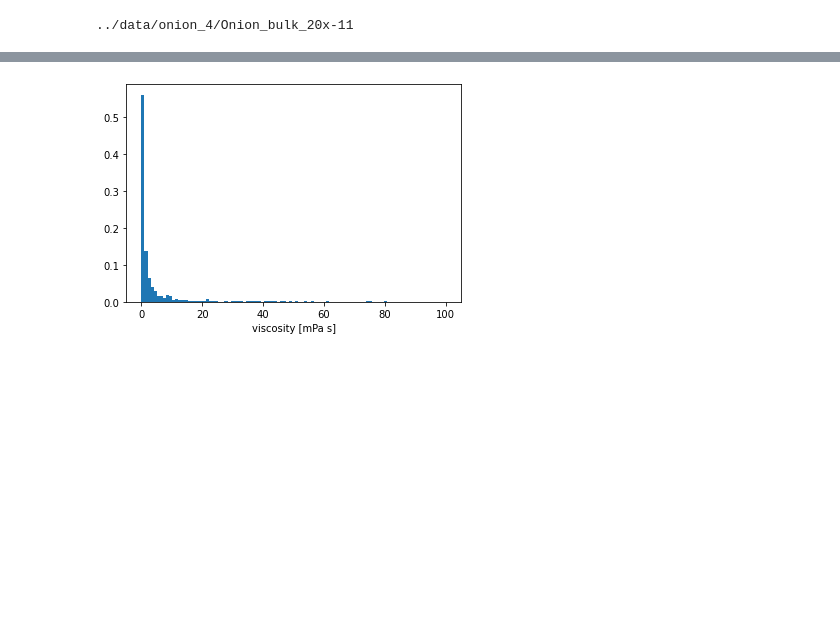
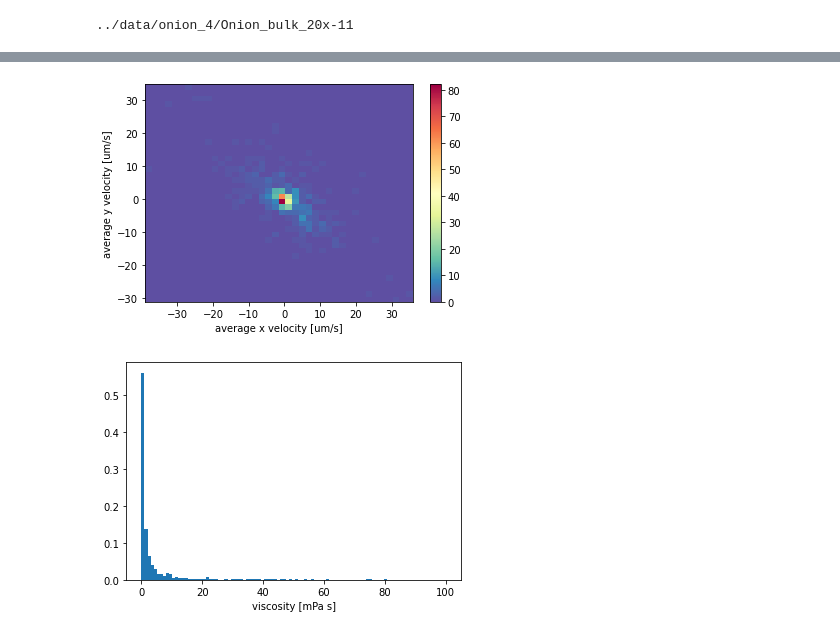
Before and after one commit to dbautista98/BMC_analysis, a Jupyter notebook: onion_dataset_analysis.ipynb, the cells around one changed output, grey strips where cells are left out. Saved outputs shown, nothing was run; the diff lists cells and outputs as text; code cells hidden in the pictures; blank space fills up the shorter version.

```diff
--- a/onion_dataset_analysis.ipynb
+++ b/onion_dataset_analysis.ipynb
@@ -128,3 +128,12 @@ plt.ylabel("average y velocity [um/s]");
+# %%
+bins = np.linspace(-10,10,40)
+plt.figure()
+_ = plt.hist2d(x_velocities, y_velocities, bins=(40, 40), cmap="Spectral_r")
+plt.colorbar()
+plt.xlabel("average x velocity [um/s]")
+plt.ylabel("average y velocity [um/s]");
+# %% [output]
+[figure, added]
 # %%
 plt.figure()
 cnts,_,_ = plt.hist(all_viscosities, bins=np.linspace(0,100, 100), density=1)#, bins=np.linspace(0,13))
```
Also changed, not shown: parts of 4 cells of this notebook, 1 other file.
